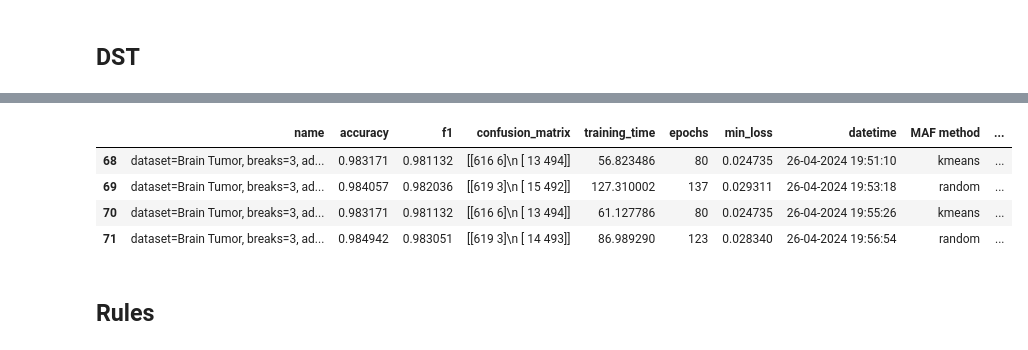
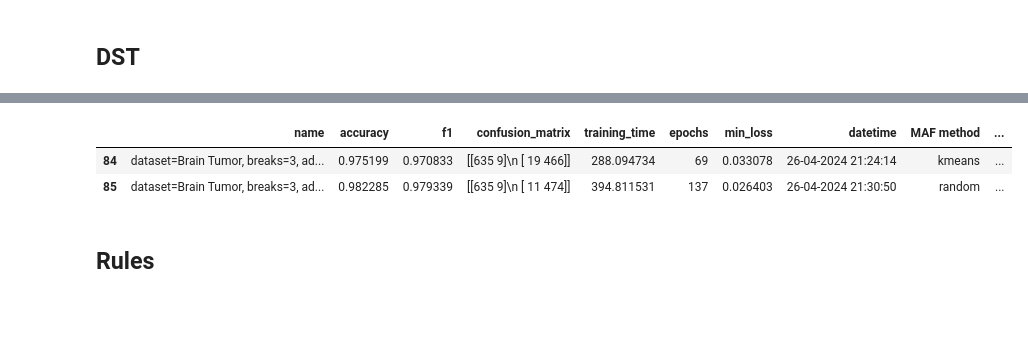
Before and after one commit to HaykTarkhanyan/CDSGD, a Jupyter notebook: cdsgd/clean.ipynb, the cells around one changed output, grey strips where cells are left out. Drawn from its saved outputs; the diff is of its cells as text; code cells hidden in the pictures; blank space fills up the shorter version.

Commit message:
first experiment completed

```diff
--- a/cdsgd/clean.ipynb
+++ b/cdsgd/clean.ipynb
@@ -313,13 +386,11 @@ Processing epoch        11      0.4363
 # %%
 experiments = pd.read_csv("experiments.csv")
 
-experiments.tail(4)
+experiments.tail(2)
 # %% [output]
 |  | name | accuracy | f1 | confusion_matrix | training_time | epochs | min_loss | datetime | MAF method | ... |
-| 68 | dataset=Brain Tumor, breaks=3, ad... | 0.983171 | 0.981132 | [[616 6]\n [ 13 494]] | 56.823486 | 80 | 0.024735 | 26-04-2024 19:51:10 | kmeans | ... |
-| 69 | dataset=Brain Tumor, breaks=3, ad... | 0.984057 | 0.982036 | [[619 3]\n [ 15 492]] | 127.310002 | 137 | 0.029311 | 26-04-2024 19:53:18 | random | ... |
-| 70 | dataset=Brain Tumor, breaks=3, ad... | 0.983171 | 0.981132 | [[616 6]\n [ 13 494]] | 61.127786 | 80 | 0.024735 | 26-04-2024 19:55:26 | kmeans | ... |
-| 71 | dataset=Brain Tumor, breaks=3, ad... | 0.984942 | 0.983051 | [[619 3]\n [ 14 493]] | 86.989290 | 123 | 0.028340 | 26-04-2024 19:56:54 | random | ... |
+| 84 | dataset=Brain Tumor, breaks=3, ad... | 0.975199 | 0.970833 | [[635 9]\n [ 19 466]] | 288.094734 | 69 | 0.033078 | 26-04-2024 21:24:14 | kmeans | ... |
+| 85 | dataset=Brain Tumor, breaks=3, ad... | 0.982285 | 0.979339 | [[635 9]\n [ 11 474]] | 394.811531 | 137 | 0.026403 | 26-04-2024 21:30:50 | random | ... |
 # %% [markdown]
 ## Rules
 # %%
```
Also changed, not shown: parts of 15 cells of this notebook, 16 other files.
